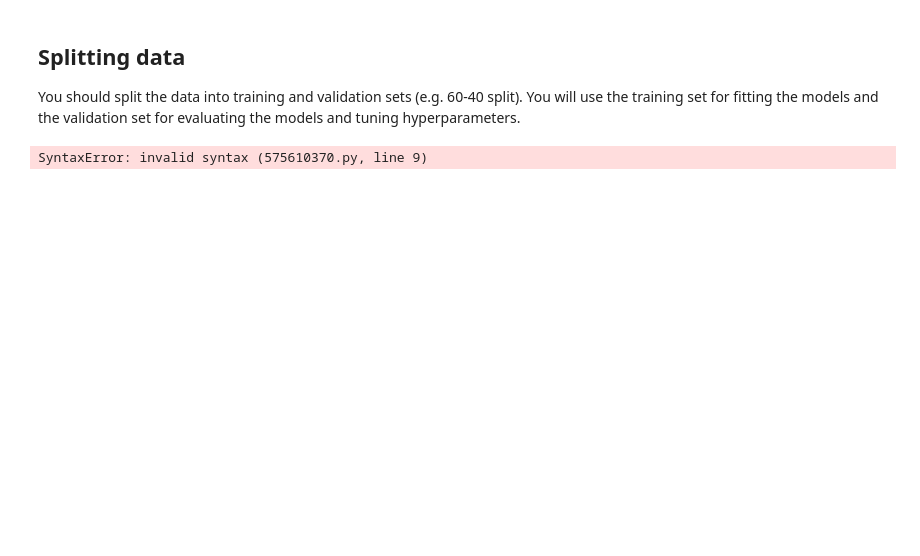
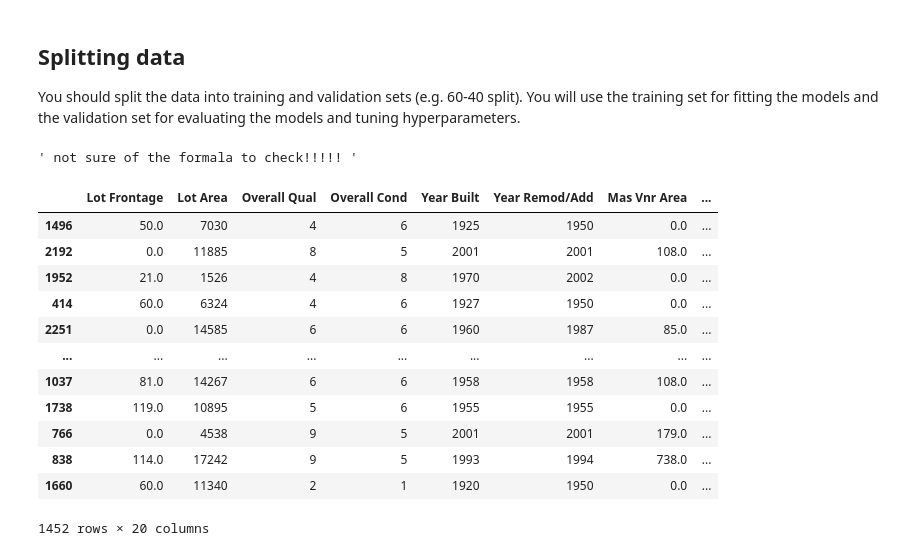
Before and after one commit to PiWebswiss/Project-AI-3, a Jupyter notebook: house-prices/house-prices-solution.ipynb, the cells around one changed output. Saved outputs shown, nothing was run; the diff lists cells and outputs as text; code cells hidden in the pictures; blank space fills up the shorter version.

```diff
--- a/house-prices/house-prices-solution.ipynb
+++ b/house-prices/house-prices-solution.ipynb
@@ -122,3 +68,0 @@ I will set all NaN values to the category "missing" to avoid  dropping 2430 rows
-# %%
-# Fill NaN by missing
-train_df = train_df.fillna("missing")
@@ -131,0 +254,7 @@ train_df["MS SubClass"] = train_df["MS SubClass"].astype(str)
+# %%
+# Create dummy variable to represent is a house old or not
+threshold = train_df["Year Built"].median()
+train_df["old_house"] = (train_df["Year Built"] < threshold).astype(int)
+
+# Drop "Year Built"
+tarin_df = train_df.drop("Year Built", axis=1)
@@ -145,6 +299,23 @@ X_tr, X_val, y_tr, y_val = train_test_split(X, y, test_size=0.4, random_state=0)
 
 
 # Compute baseline
-baseline = y_val - np.median(y_val) """ not sure of the formala to check!!!!! """
+baseline = y_val - np.median(y_val)
+""" not sure of the formala to check!!!!! """
 # %% [output]
-SyntaxError: invalid syntax (575610370.py, line 9)
+' not sure of the formala to check!!!!! '
+# %%
+X_tr.iloc[:, :20]
+# %% [output]
+|  | Lot Frontage | Lot Area | Overall Qual | Overall Cond | Year Built | Year Remod/Add | Mas Vnr Area | ... |
+| 1496 | 50.0 | 7030 | 4 | 6 | 1925 | 1950 | 0.0 | ... |
+| 2192 | 0.0 | 11885 | 8 | 5 | 2001 | 2001 | 108.0 | ... |
+| 1952 | 21.0 | 1526 | 4 | 8 | 1970 | 2002 | 0.0 | ... |
+| 414 | 60.0 | 6324 | 4 | 6 | 1927 | 1950 | 0.0 | ... |
+| 2251 | 0.0 | 14585 | 6 | 6 | 1960 | 1987 | 85.0 | ... |
+| ... | ... | ... | ... | ... | ... | ... | ... | ... |
+| 1037 | 81.0 | 14267 | 6 | 6 | 1958 | 1958 | 108.0 | ... |
+| 1738 | 119.0 | 10895 | 5 | 6 | 1955 | 1955 | 0.0 | ... |
+| 766 | 0.0 | 4538 | 9 | 5 | 2001 | 2001 | 179.0 | ... |
+| 838 | 114.0 | 17242 | 9 | 5 | 1993 | 1994 | 738.0 | ... |
+| 1660 | 60.0 | 11340 | 2 | 1 | 1920 | 1950 | 0.0 | ... |
+1452 rows × 20 columns
```
Also changed, not shown: parts of 31 cells of this notebook, 1 other file.
